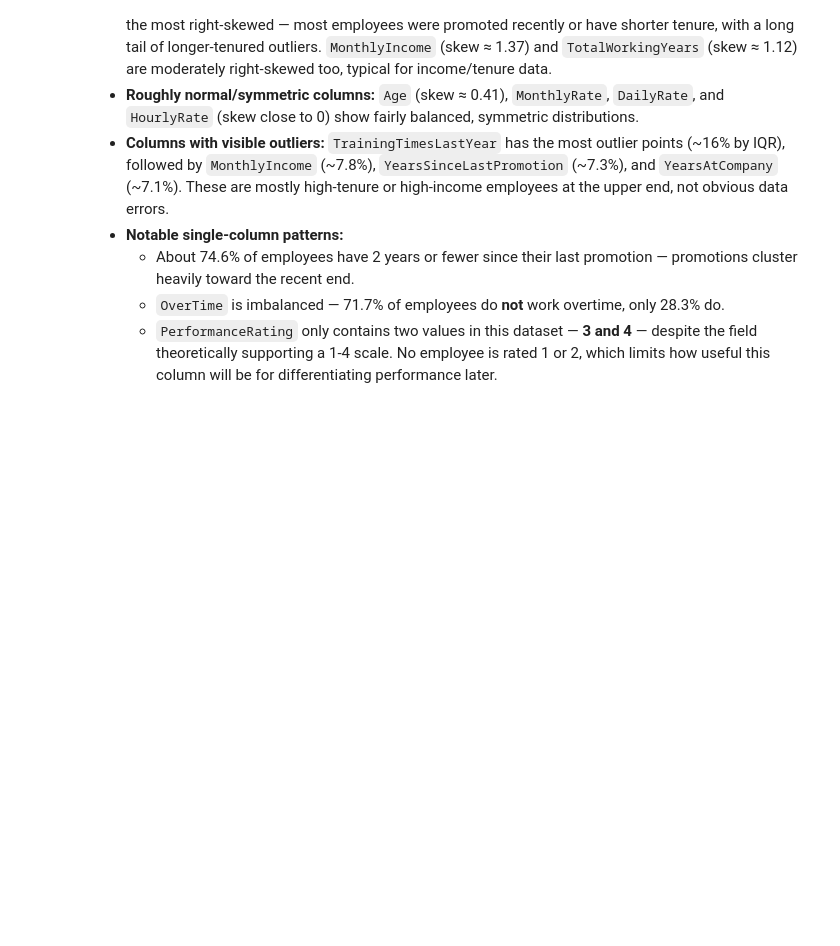
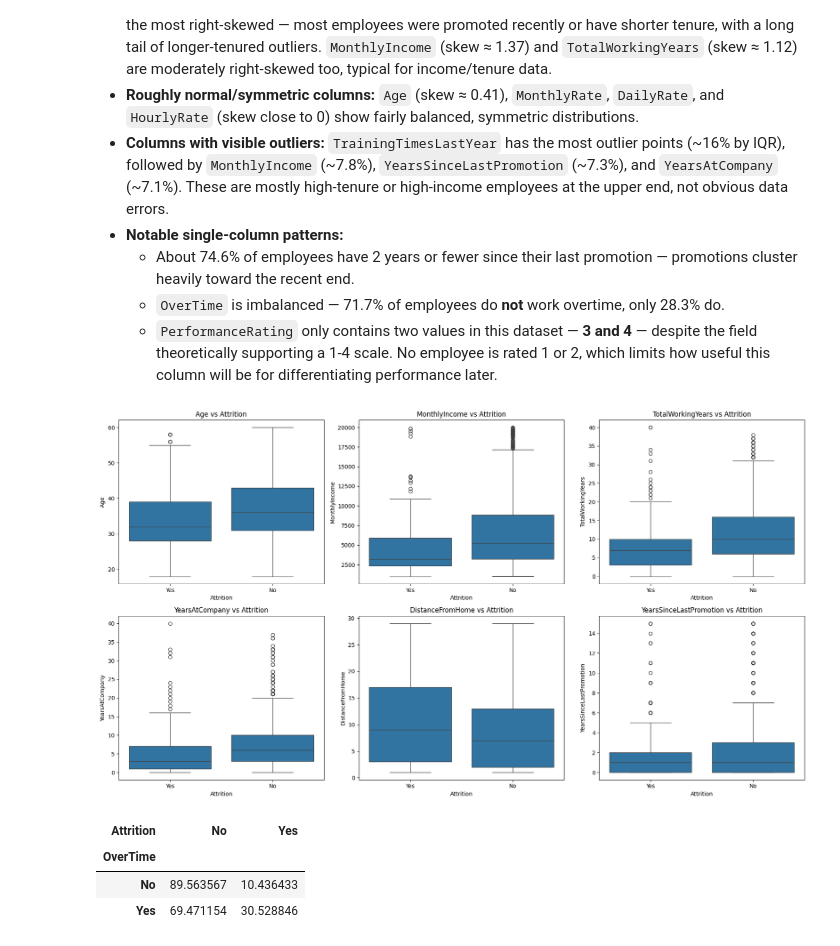
Before and after one commit to Shreyashs-dg/hr-attrition-eda, a Jupyter notebook: notebooks/01_eda_hr_attrition.ipynb, the cells around one changed output. Cells and saved outputs as stored; diff of their text form; code cells hidden in the pictures; blank space fills up the shorter version.

Commit message:
Module 5: bivariate and multivariate analysis complete

```diff
--- a/notebooks/01_eda_hr_attrition.ipynb
+++ b/notebooks/01_eda_hr_attrition.ipynb
@@ -335,3 +335,23 @@ dtype: float64
     despite the field theoretically supporting a 1-4 scale. No employee is rated
     1 or 2, which limits how useful this column will be for differentiating
     performance later.
+# %%
+#Bivariate Analysis
+key_continuous = ['Age', 'MonthlyIncome', 'TotalWorkingYears', 'YearsAtCompany',
+                   'DistanceFromHome', 'YearsSinceLastPromotion']
+
+fig, axes = plt.subplots(2, 3, figsize=(18, 10))
+for ax, col in zip(axes.flatten(), key_continuous):
+    sns.boxplot(data=df, x='Attrition', y=col, ax=ax)
+    ax.set_title(f'{col} vs Attrition')
+plt.tight_layout()
+plt.show()
+# %% [output]
+[figure, added]
+# %%
+pd.crosstab(df['OverTime'], df['Attrition'], normalize='index') * 100
+# %% [output]
+| Attrition | No | Yes |
+| OverTime |  |  |
+| No | 89.563567 | 10.436433 |
+| Yes | 69.471154 | 30.528846 |
```
Also changed, not shown: parts of 10 cells of this notebook.
